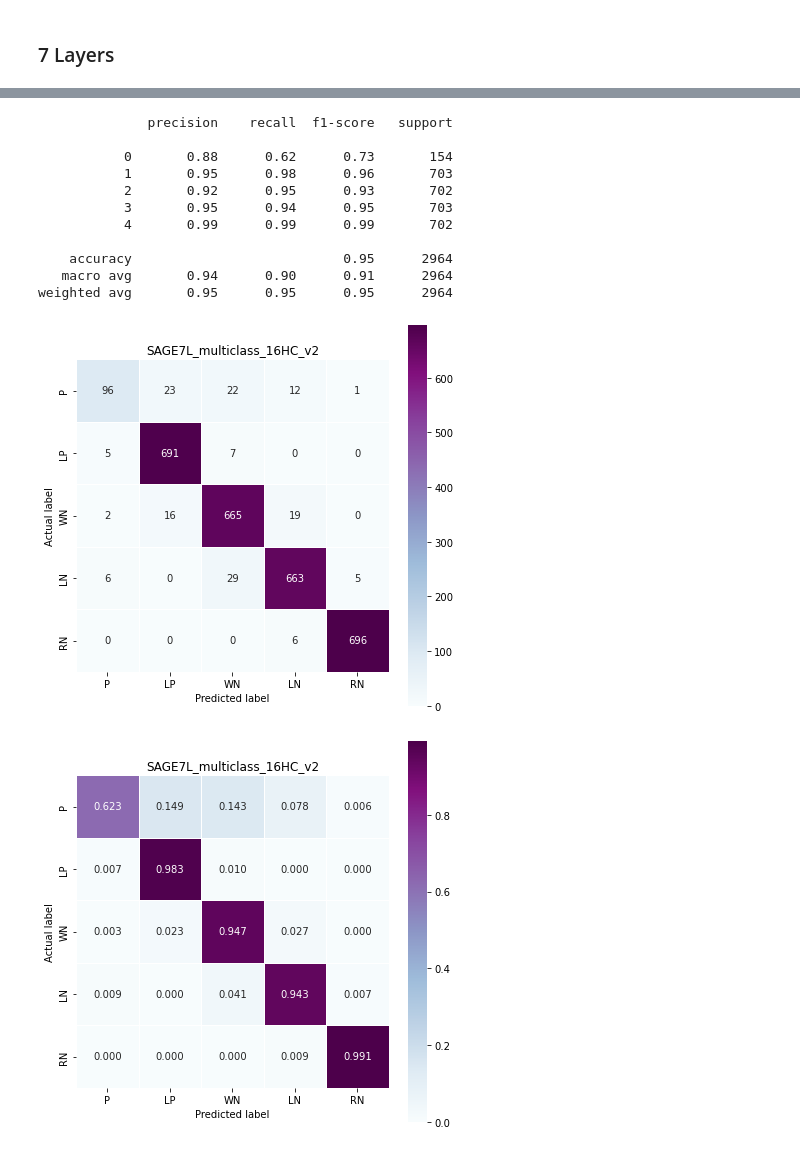
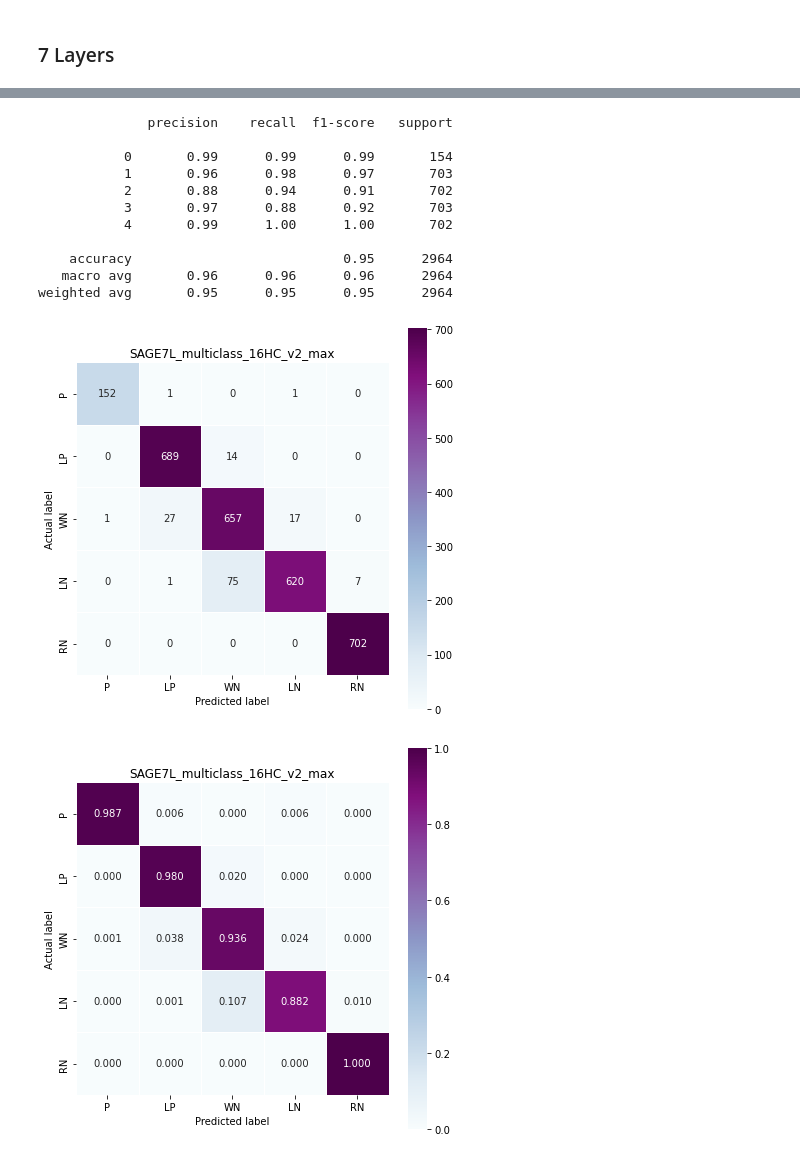
Before and after one commit to GiDeCarlo/XGDAG, a Jupyter notebook: Malignant_neoplasm_of_breast_Sage_multiclass.ipynb, the cells around one changed output, grey strips where cells are left out. Saved outputs shown, nothing was run; the diff lists cells and outputs as text; code cells hidden in the pictures.

Commit message:
More trainings
Best results obtained with SAGE7L with 40.000 epochs, adam optimizer and max aggregation function.

Search for good nodes to explain #1

```diff
--- a/Malignant_neoplasm_of_breast_Sage_multiclass.ipynb
+++ b/Malignant_neoplasm_of_breast_Sage_multiclass.ipynb
@@ -58,13 +58,13 @@ class GNN4L_Sage (nn.Module):
 class GNN7L_Sage (nn.Module):
     def __init__(self, data):
         super().__init__()
-        self.conv1 = SAGEConv(data.num_features, 16)
-        self.conv2 = SAGEConv(16, 16)
-        self.conv3 = SAGEConv(16, 16)
-        self.conv4 = SAGEConv(16, 16)
-        self.conv5 = SAGEConv(16, 16)
-        self.conv6 = SAGEConv(16, 16)
-        self.conv7 = SAGEConv(16, int(data.num_classes))
+        self.conv1 = SAGEConv(data.num_features, 16, aggr='max')
+        self.conv2 = SAGEConv(16, 16, aggr='max')
+        self.conv3 = SAGEConv(16, 16, aggr='max')
+        self.conv4 = SAGEConv(16, 16, aggr='max')
+        self.conv5 = SAGEConv(16, 16, aggr='max')
+        self.conv6 = SAGEConv(16, 16, aggr='max')
+        self.conv7 = SAGEConv(16, int(data.num_classes), aggr='max')
 
     def forward(self, data):
         x, edge_index = data.x, data.edge_index
@@ -140,6 +140,7 @@ def train(model, data, epochs = 200, classes = ['0','1'], lr = 0.001, weight_dec
     report_path = 'Reports/' + title + '.csv'
 
     optimizer = torch.optim.Adam(model.parameters(), lr=lr, weight_decay=weight_decay)
+    # optimizer = torch.optim.RMSprop(model.parameters(), lr=lr, weight_decay=weight_decay)
 
     train_mask  = data['train_mask']
     test_mask   = data['test_mask']
@@ -156,6 +157,7 @@ def train(model, data, epochs = 200, classes = ['0','1'], lr = 0.001, weight_dec
     best_val_acc    = 0
     # best_test_acc   = 0
     best_train_lss  = 999
+    best_loss_epoch = 0
 
     for e in tqdm(range(epochs+1)):
         model.train()
@@ -194,6 +196,7 @@ def train(model, data, epochs = 200, classes = ['0','1'], lr = 0.001, weight_dec
         # Save model with best train loss
         if train_loss < best_train_lss:
             best_train_lss = train_loss
+            best_loss_epoch = e
             torch.save(model.state_dict(), model_path)
 
         if e % 20 == 0 or e == epochs:
@@ -204,7 +207,8 @@ def train(model, data, epochs = 200, classes = ['0','1'], lr = 0.001, weight_dec
             'val acc: {:.4f} '.format(val_acc.item()),
             '(best train acc: {:.4f},'.format(best_train_acc.item()),
             'best val acc: {:.4f},'.format(best_val_acc.item()),
-            'best train loss: {:.4f})'.format(best_train_lss.item()))
+            'best train loss: {:.4f} '.format(best_train_lss.item()),
+            '@ epoch', best_loss_epoch ,')')
 
     # Plot training accuracy curve
     plt.figure(figsize = (12,7))
@@ -385,5 +389,5 @@ weighted avg       0.49      0.53      0.50      2964
 ### 7 Layers
 # %%
 gnn_sage = GNN7L_Sage(data_with_nedbit).to(device)
-pred = train(gnn_sage, data_with_nedbit.to(device), 60000, cm_title='SAGE7L_multiclass_16HC_v2', classes=['P', 'LP', 'WN', 'LN', 'RN'], weight_decay=0.0005)
+pred = train(gnn_sage, data_with_nedbit.to(device), 40000, cm_title='SAGE7L_multiclass_16HC_v2_max', classes=['P', 'LP', 'WN', 'LN', 'RN'], weight_decay=0.0005)
 # %% [output]
@@ -409,13 +413,13 @@ pred = train(gnn_sage, data_with_nedbit.to(device), 60000, cm_title='SAGE7L_mult
               precision    recall  f1-score   support
 
-           0       0.88      0.62      0.73       154
-           1       0.95      0.98      0.96       703
-           2       0.92      0.95      0.93       702
-           3       0.95      0.94      0.95       703
-           4       0.99      0.99      0.99       702
+           0       0.99      0.99      0.99       154
+           1       0.96      0.98      0.97       703
+           2       0.88      0.94      0.91       702
+           3       0.97      0.88      0.92       703
+           4       0.99      1.00      1.00       702
 
     accuracy                           0.95      2964
-   macro avg       0.94      0.90      0.91      2964
+   macro avg       0.96      0.96      0.96      2964
 weighted avg       0.95      0.95      0.95      2964
-[figure, old version]
+[figure, new version]
-[figure, old version]
+[figure, new version]
```
Also changed, not shown: parts of 1 cell of this notebook, 9 other files.
